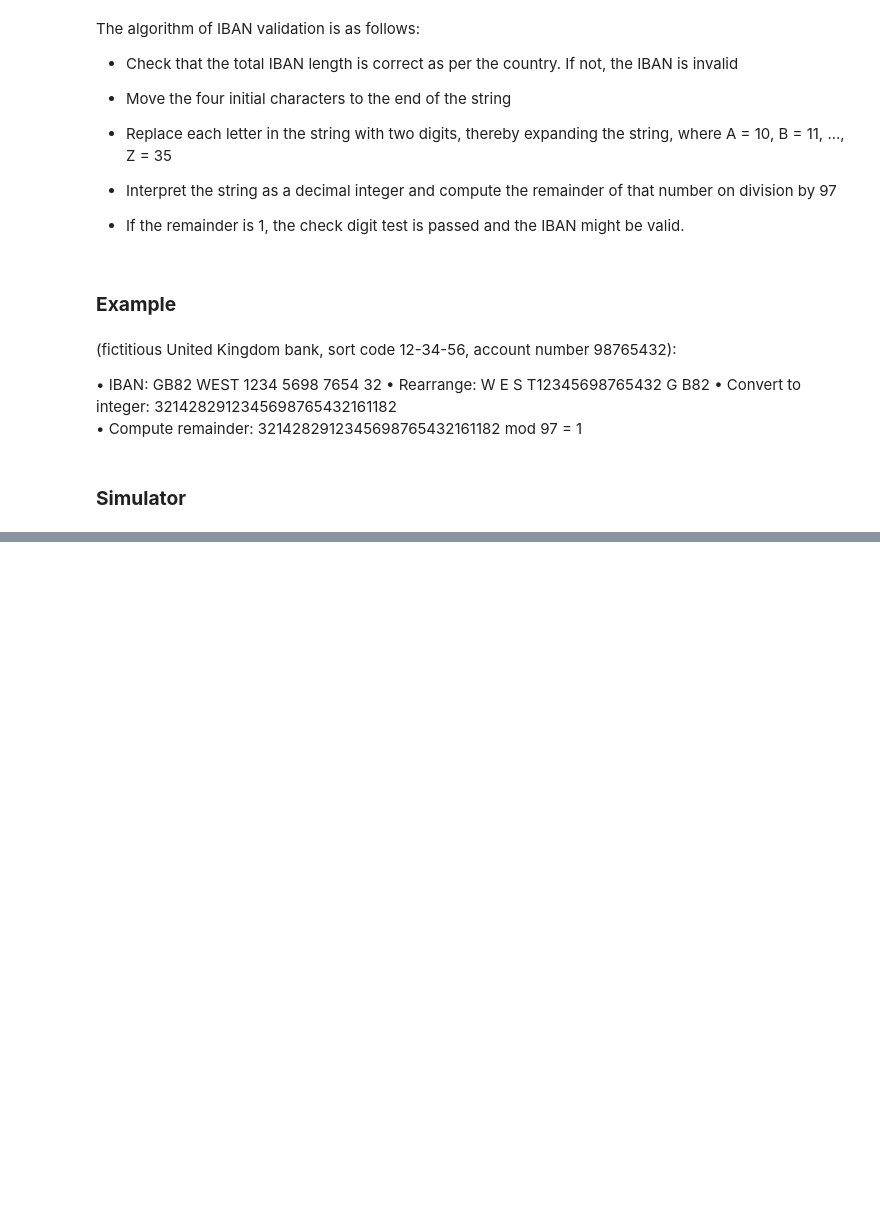
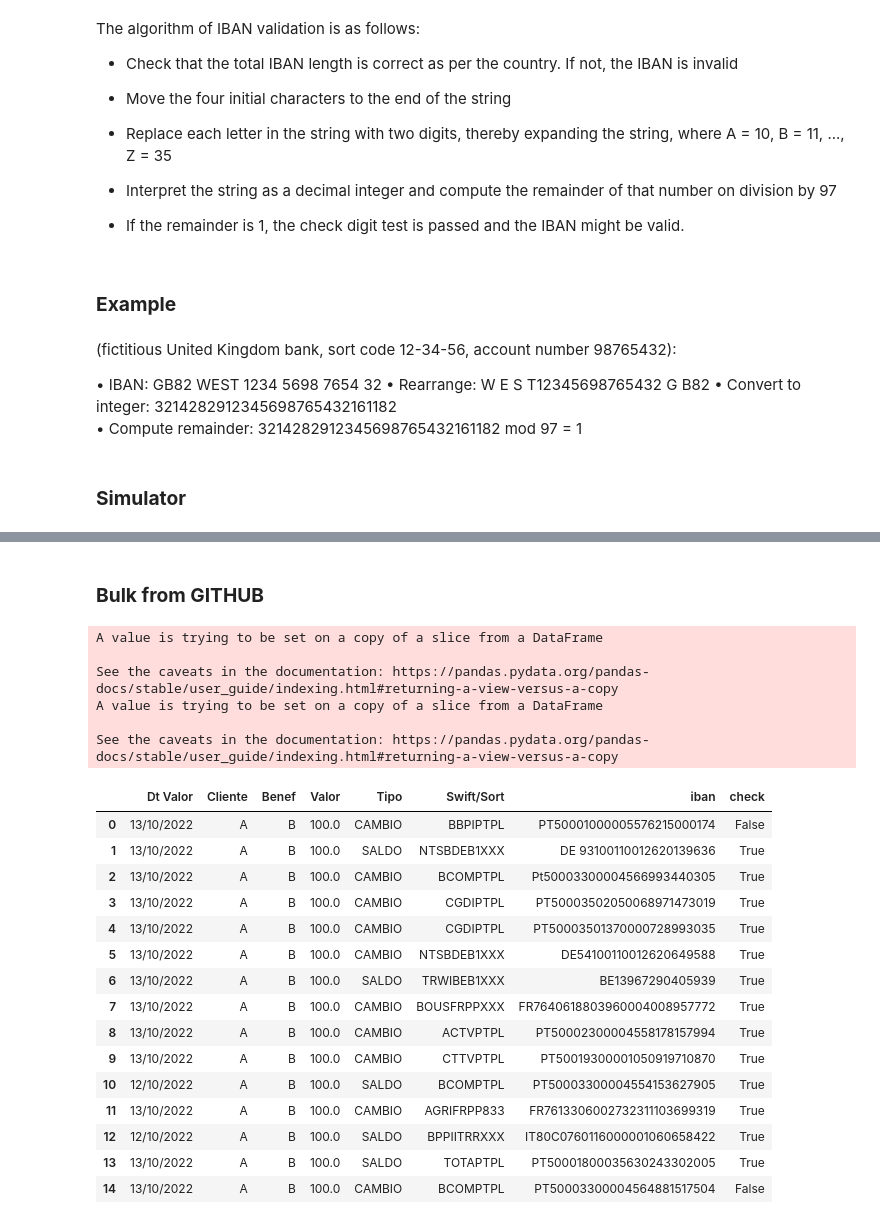
Before and after one commit to timcruz81/Portfolio, a Jupyter notebook: IBAN_VALIDATION.ipynb, the cells around one changed output, grey strips where cells are left out. Saved outputs shown, nothing was run; the diff lists cells and outputs as text; code cells hidden in the pictures; blank space fills up the shorter version.

```diff
--- a/IBAN_VALIDATION.ipynb
+++ b/IBAN_VALIDATION.ipynb
@@ -93,0 +174,74 @@ IBAN válido
+# %% [markdown]
+### **Bulk from GITHUB**
+# %%
+import pandas as pd
+import numpy as np
+
+df = pd.read_csv('https://raw.githubusercontent.com/timcruz81/Portfolio/main/IBAN1.csv')
+
+df.rename(columns = {'Iban/Account':'iban'}, inplace = True)    #change the head name to 'iban'
+df['check'] = ""            #insert a new colunm 'check'
+
+
+import random
+
+for i in range(len(df.iban)):
+                x = df.iban[i] #Insert IBAN
+
+                IBAN = x.upper().replace(" ","")   #remove space and upper every letter
+
+                #Creating a list with each letter of the IBAN
+                lst = []
+
+                for letter in IBAN:
+                    lst.append(letter)
+
+                #Moving the four initial characters to the end of the string
+
+                l = lst[4:] + lst[0:4]
+
+                #Replacing each letter in the string with two digits
+
+                for y in range(len(l)):
+
+                    if l[y] in ['0','1','2','3','4','5','6','7','8','9']:
+                        l[y] = l[y]
+                    else:
+                        l[y] = str(ord(l[y]) - 55)  #where A = 10, B = 11, ..., Z = 35
+
+                #Transforming the list in a number and test the mod 97 condition.
+
+                b = ''.join(l)    #expanding the string
+                c = int(b)        #changing for number type
+
+                #Computing the number on division by 97
+
+                if c % 97 == 1:
+                  df['check'][i] = True #if the remainder is 1, the IBAN might be valid.
+
+                else:
+                  df['check'][i] = False
+df
+# %% [output]
+A value is trying to be set on a copy of a slice from a DataFrame
+
+See the caveats in the documentation: https://pandas.pydata.org/pandas-docs/stable/user_guide/indexing.html#returning-a-view-versus-a-copy
+A value is trying to be set on a copy of a slice from a DataFrame
+
+See the caveats in the documentation: https://pandas.pydata.org/pandas-docs/stable/user_guide/indexing.html#returning-a-view-versus-a-copy
+|  | Dt Valor | Cliente | Benef | Valor | Tipo | Swift/Sort | iban | check |
+| 0 | 13/10/2022 | A | B | 100.0 | CAMBIO | BBPIPTPL | PT50001000005576215000174 | False |
+| 1 | 13/10/2022 | A | B | 100.0 | SALDO | NTSBDEB1XXX | DE 93100110012620139636 | True |
+| 2 | 13/10/2022 | A | B | 100.0 | CAMBIO | BCOMPTPL | Pt50003300004566993440305 | True |
+| 3 | 13/10/2022 | A | B | 100.0 | CAMBIO | CGDIPTPL | PT50003502050068971473019 | True |
+| 4 | 13/10/2022 | A | B | 100.0 | CAMBIO | CGDIPTPL | PT50003501370000728993035 | True |
+| 5 | 13/10/2022 | A | B | 100.0 | CAMBIO | NTSBDEB1XXX | DE54100110012620649588 | True |
+| 6 | 13/10/2022 | A | B | 100.0 | SALDO | TRWIBEB1XXX | BE13967290405939 | True |
+| 7 | 13/10/2022 | A | B | 100.0 | CAMBIO | BOUSFRPPXXX | FR7640618803960004008957772 | True |
+| 8 | 13/10/2022 | A | B | 100.0 | CAMBIO | ACTVPTPL | PT50002300004558178157994 | True |
+| 9 | 13/10/2022 | A | B | 100.0 | CAMBIO | CTTVPTPL | PT50019300001050919710870 | True |
+| 10 | 12/10/2022 | A | B | 100.0 | SALDO | BCOMPTPL | PT50003300004554153627905 | True |
+| 11 | 13/10/2022 | A | B | 100.0 | CAMBIO | AGRIFRPP833 | FR7613306002732311103699319 | True |
+| 12 | 12/10/2022 | A | B | 100.0 | SALDO | BPPIITRRXXX | IT80C0760116000001060658422 | True |
+| 13 | 13/10/2022 | A | B | 100.0 | SALDO | TOTAPTPL | PT50001800035630243302005 | True |
+| 14 | 13/10/2022 | A | B | 100.0 | CAMBIO | BCOMPTPL | PT50003300004564881517504 | False |
```
Also changed, not shown: parts of 3 cells of this notebook.
